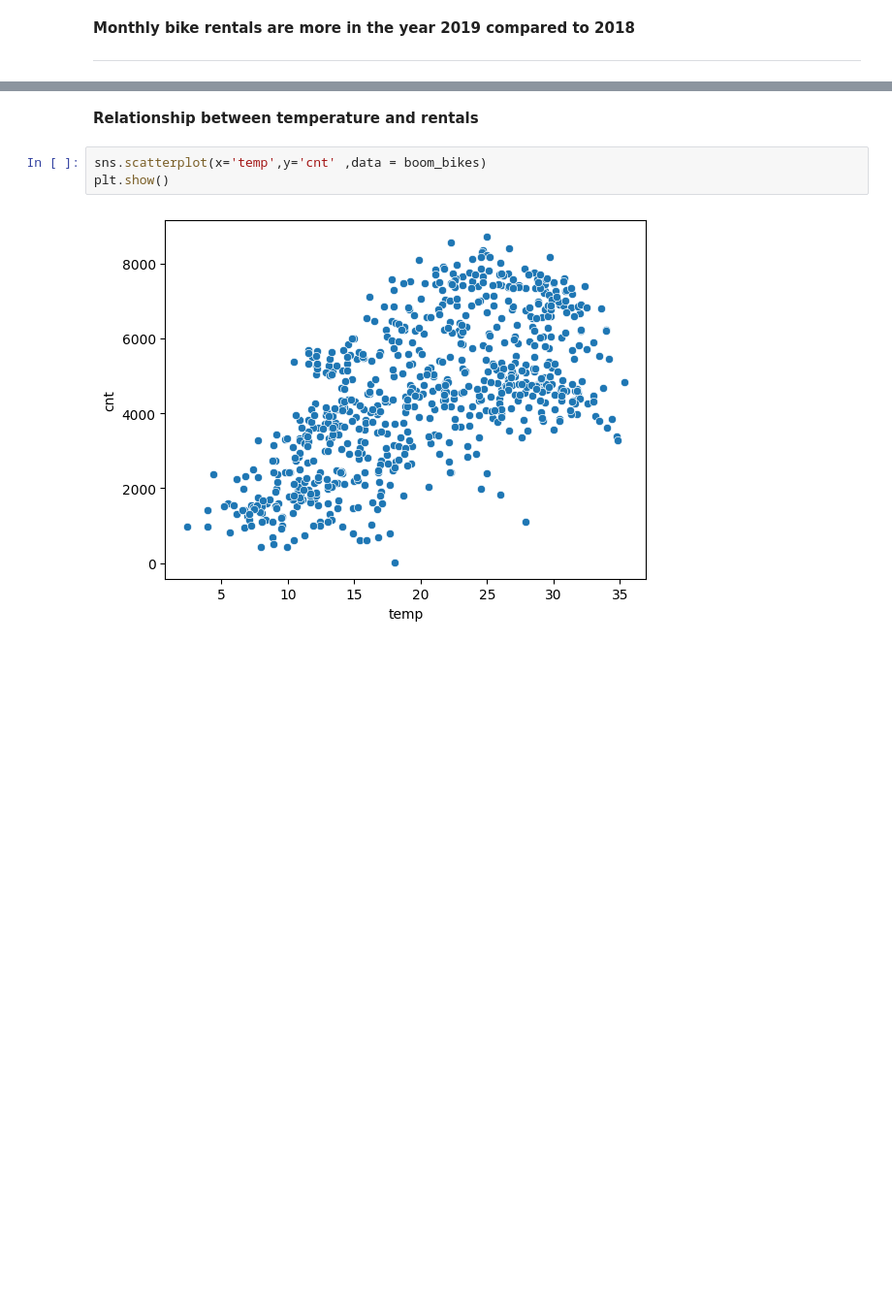
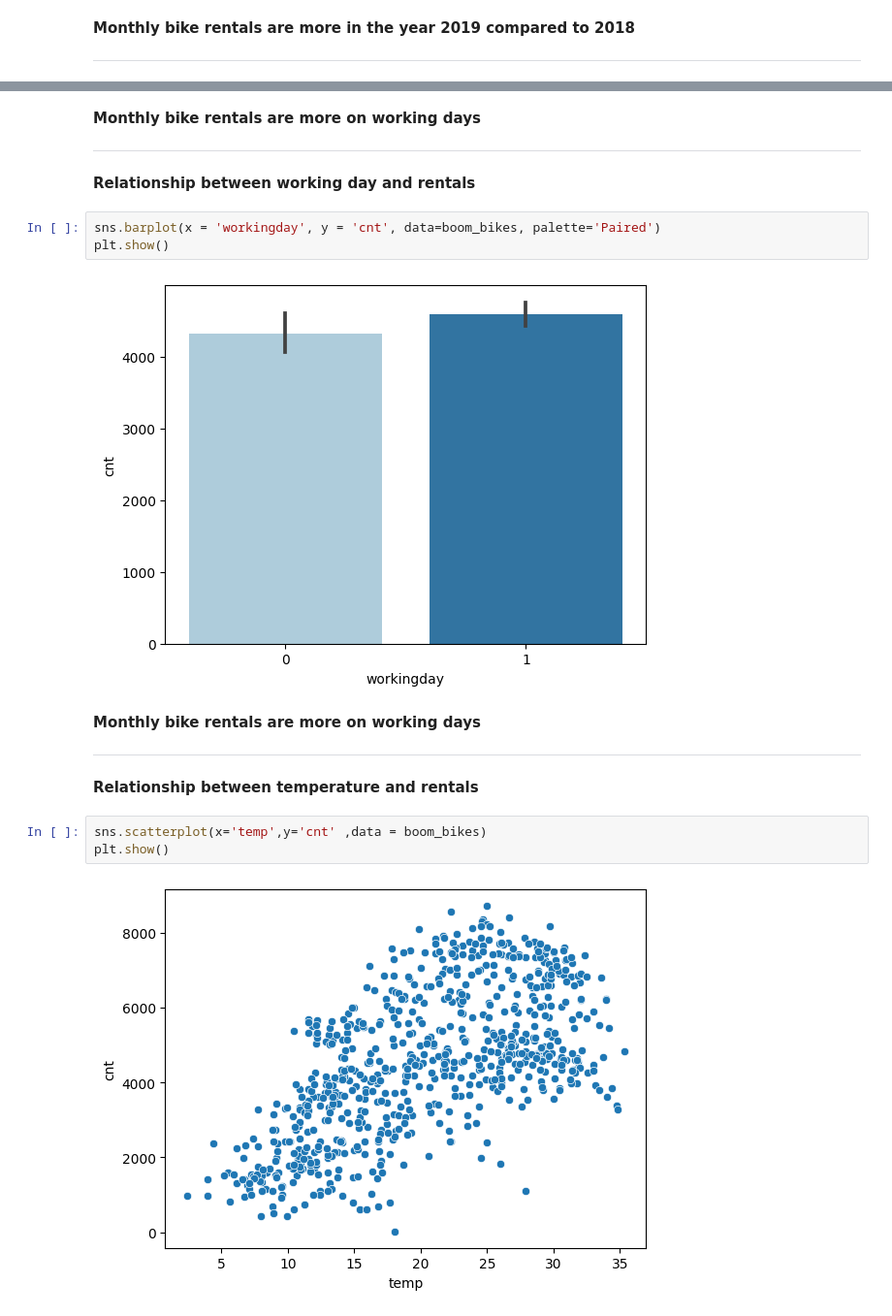
Before and after one commit to jaisharma06/BikeSharingAssignment, a Jupyter notebook: bike_sharing.ipynb, the cells around one changed output, grey strips where cells are left out. Shown at 97% size. Drawn from its saved outputs; the diff is of its cells as text; blank space fills up the shorter version.

```diff
--- a/bike_sharing.ipynb
+++ b/bike_sharing.ipynb
@@ -228,3 +240,16 @@ ___
+# %% [markdown]
+**Monthly bike rentals are more on working days**
+___
+# %% [markdown]
+**Relationship between working day and rentals**
+# %%
+sns.barplot(x = 'workingday', y = 'cnt', data=boom_bikes, palette='Paired')
+plt.show()
+# %% [output]
+[figure, added]
+# %% [markdown]
+**Monthly bike rentals are more on working days**
+___
 # %% [markdown]
 **Relationship between temperature and rentals**
 # %%
```
Also changed, not shown: parts of 37 cells of this notebook.
